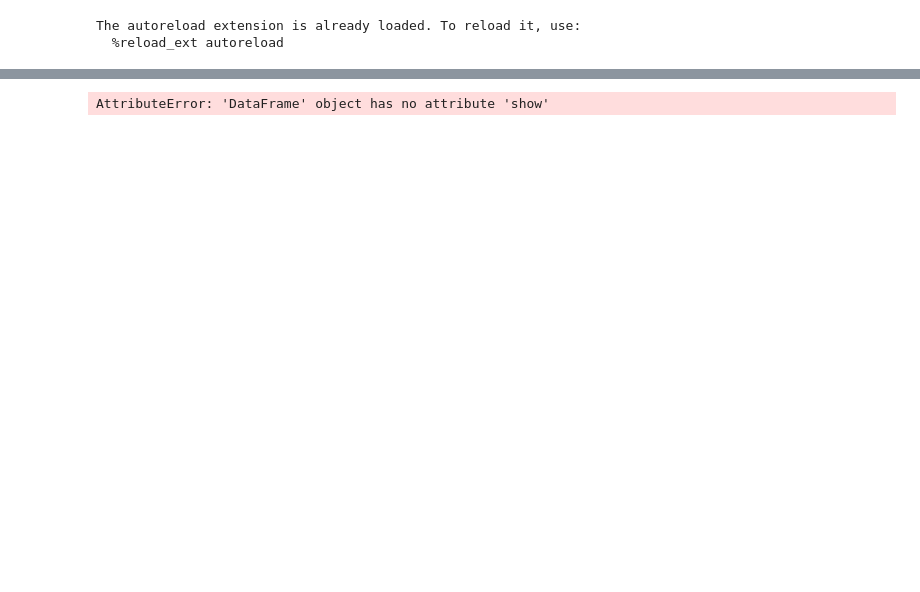
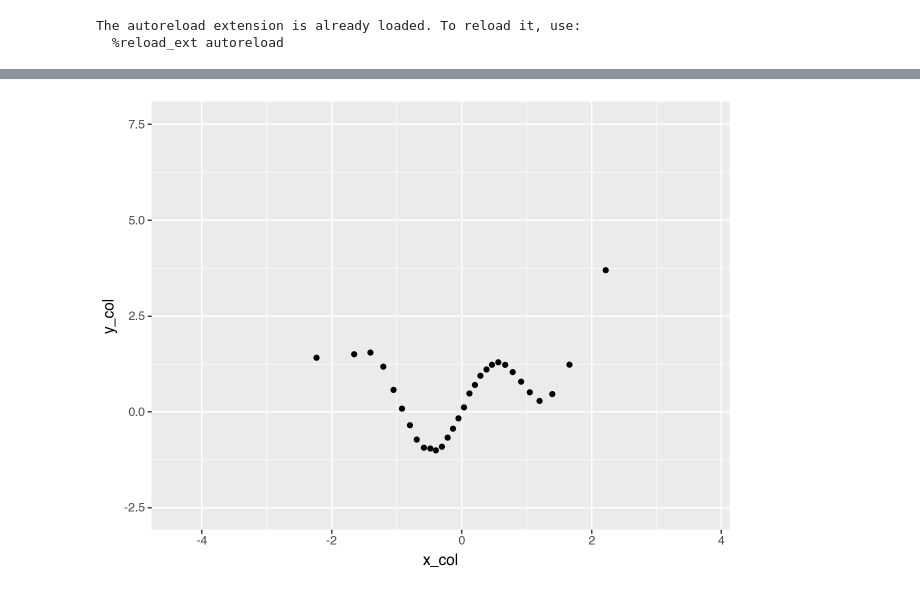
Before and after one commit to matthiaskaeding/binscatter, a Jupyter notebook: notebooks/binscatter.ipynb, the cells around one changed output, grey strips where cells are left out. Drawn from its saved outputs; the diff is of its cells as text; code cells hidden in the pictures; blank space fills up the shorter version.

```diff
--- a/notebooks/binscatter.ipynb
+++ b/notebooks/binscatter.ipynb
@@ -30,8 +29,8 @@ ggplot(df, aes("x_col", "y_col")) + geom_point(alpha=0.5)
 # %%
-binscatter_plot = binscatter(df.select("y_col", "x_col"))
+binscatter_plot = binscatter(df.select("y_col", "x_col"), 30)
 binscatter_plot.show()
 # %% [output]
-AttributeError: 'DataFrame' object has no attribute 'show'
+[figure, added]
 # %%
 # This is a simple ggplot object so we add layers afters
 binscatter_plot + labs(title="Binscatter plots: x vs y")
```
Also changed, not shown: parts of 3 cells of this notebook.
